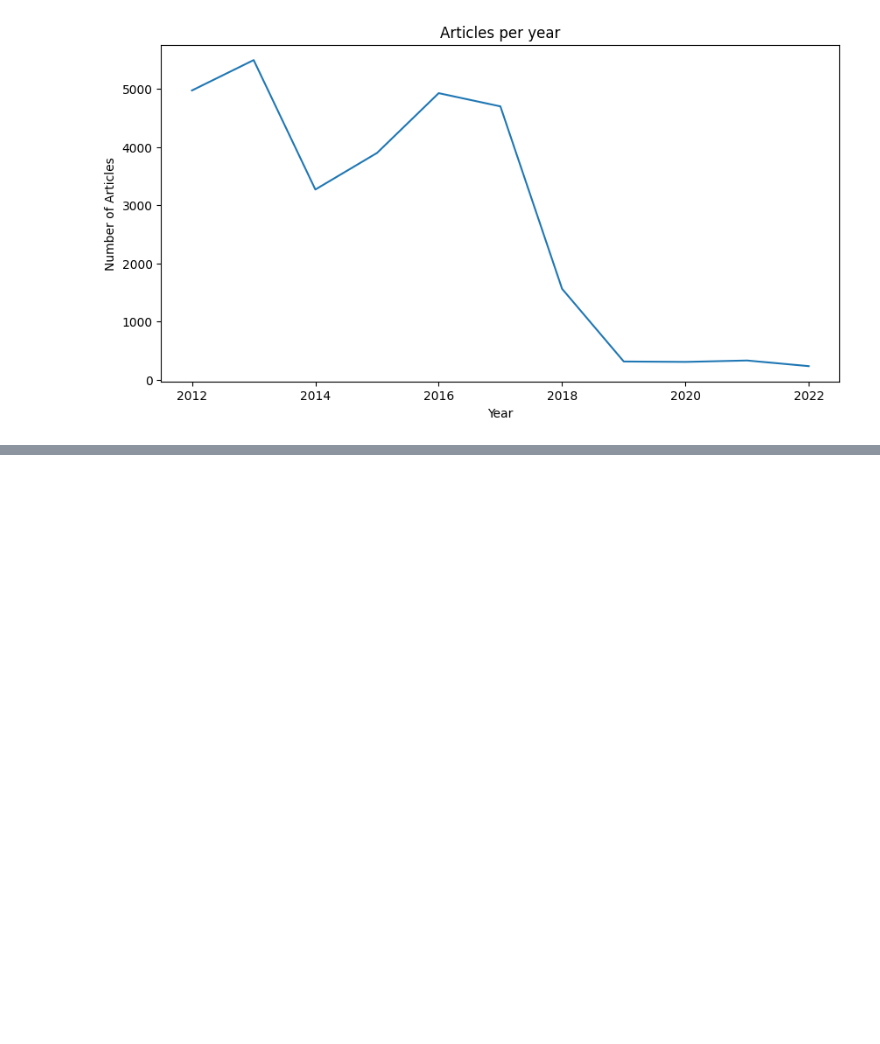
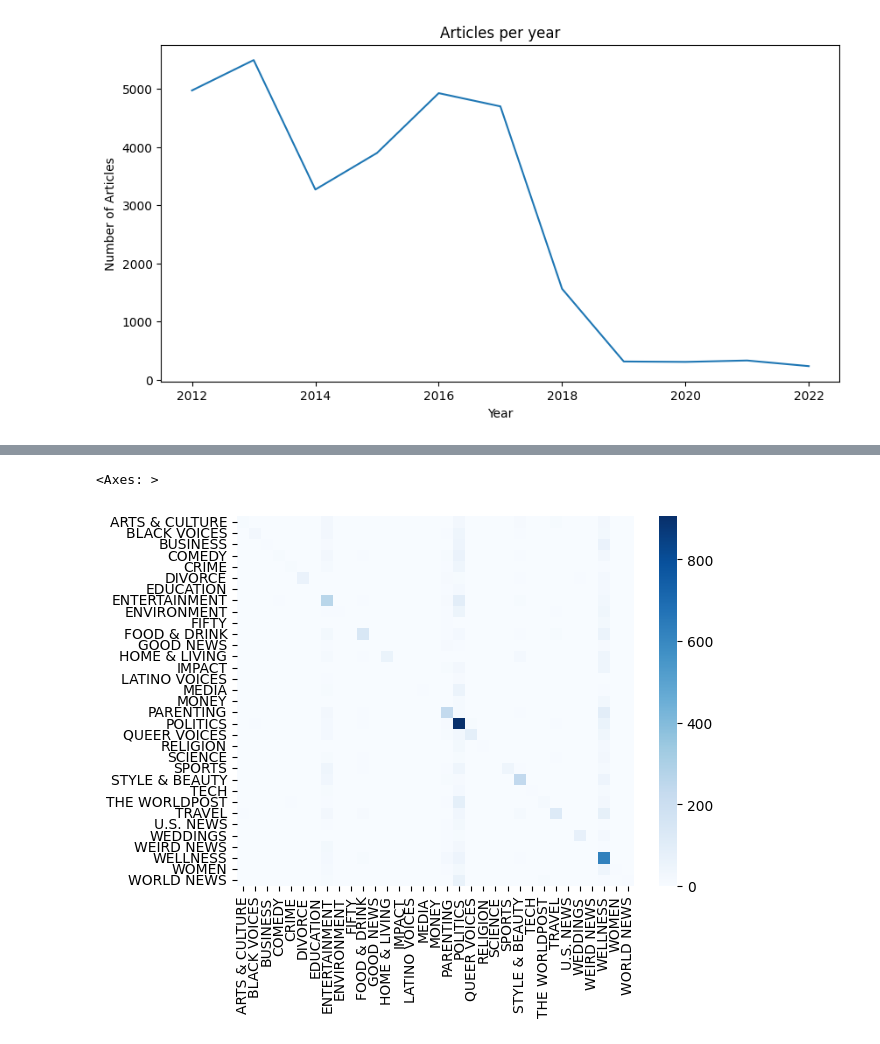
Before and after one commit to suruthi-ks/thiranex-internship, a Jupyter notebook: ThiranexDataScience.ipynb, the cells around one changed output, grey strips where cells are left out. Drawn from its saved outputs; the diff is of its cells as text; code cells hidden in the pictures; blank space fills up the shorter version.

```diff
--- a/ThiranexDataScience.ipynb
+++ b/ThiranexDataScience.ipynb
@@ -252,0 +323,6 @@ df_sample.to_csv("news_cleaned.csv", index=False)
+# %%
+cm_rf = confusion_matrix(y_test, y_pred_rf)
+sns.heatmap(cm_rf, xticklabels = RFModel.classes_, yticklabels = RFModel.classes_, annot = False, cmap = "Blues" )
+# %% [output]
+<Axes: >
+[figure, added]
```
Also changed, not shown: parts of 16 cells of this notebook.
